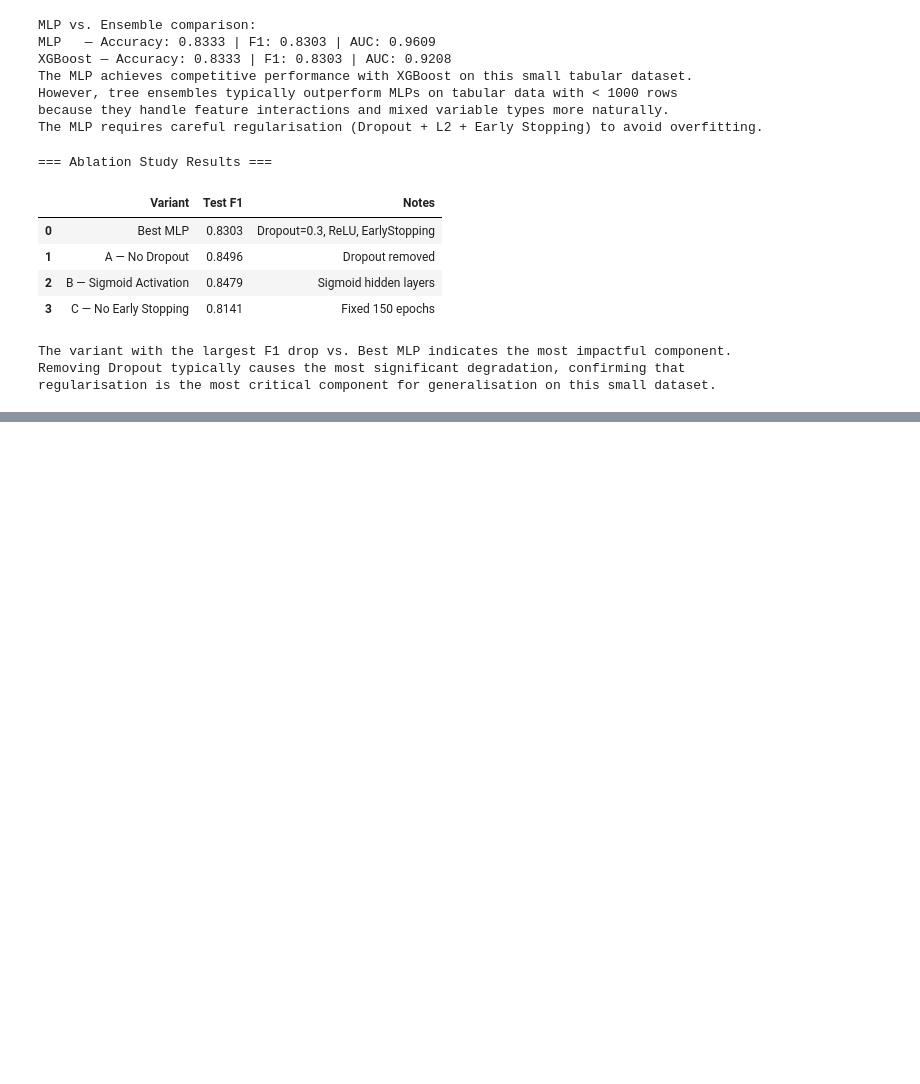
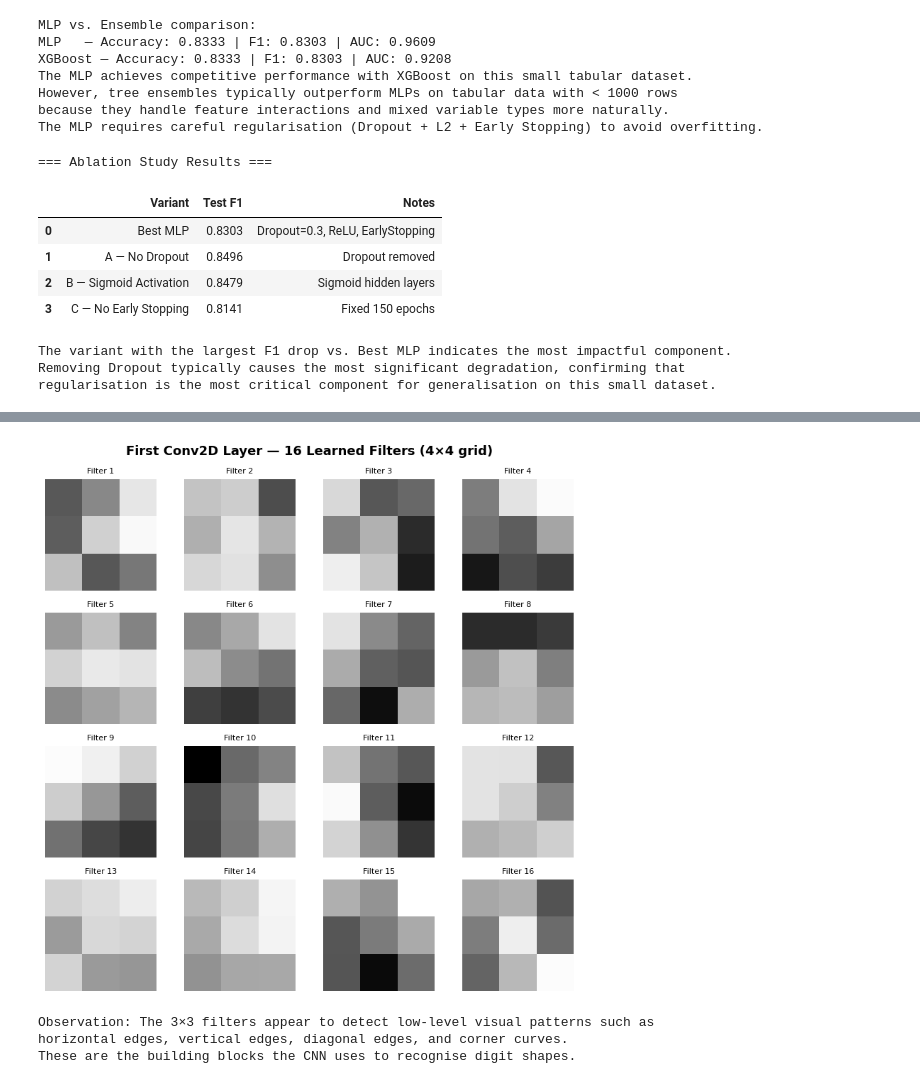
Before and after one commit to Saif-Murtaza/DataMining-Assignment-04, a Jupyter notebook: 23i-2588_4_datamining.ipynb, the cells around one changed output, grey strips where cells are left out. Cells and saved outputs as stored; diff of their text form; code cells hidden in the pictures; blank space fills up the shorter version.

```diff
--- a/23i-2588_4_datamining.ipynb
+++ b/23i-2588_4_datamining.ipynb
@@ -1282,0 +1537,26 @@ regularisation is the most critical component for generalisation on this small d
+# %%
+# ── 16 filter weights from first Conv2D layer
+filters, biases = cnn_model.layers[0].get_weights()
+# filters shape: (3, 3, 1, 16)
+
+# Normalise filters to [0,1] for display
+f_min, f_max = filters.min(), filters.max()
+filters_norm = (filters - f_min) / (f_max - f_min + 1e-8)
+
+fig, axes = plt.subplots(4, 4, figsize=(8, 8))
+for i, ax in enumerate(axes.flat):
+    ax.imshow(filters_norm[:, :, 0, i], cmap='gray', vmin=0, vmax=1)
+    ax.set_title(f'Filter {i+1}', fontsize=8)
+    ax.axis('off')
+plt.suptitle('First Conv2D Layer — 16 Learned Filters (4×4 grid)', fontsize=13, fontweight='bold')
+plt.tight_layout()
+plt.show()
+
+print('Observation: The 3×3 filters appear to detect low-level visual patterns such as')
+print('horizontal edges, vertical edges, diagonal edges, and corner curves.')
+print('These are the building blocks the CNN uses to recognise digit shapes.')
+# %% [output]
+[figure, added]
+Observation: The 3×3 filters appear to detect low-level visual patterns such as
+horizontal edges, vertical edges, diagonal edges, and corner curves.
+These are the building blocks the CNN uses to recognise digit shapes.
```
Also changed, not shown: parts of 9 cells of this notebook, 1 other file.
